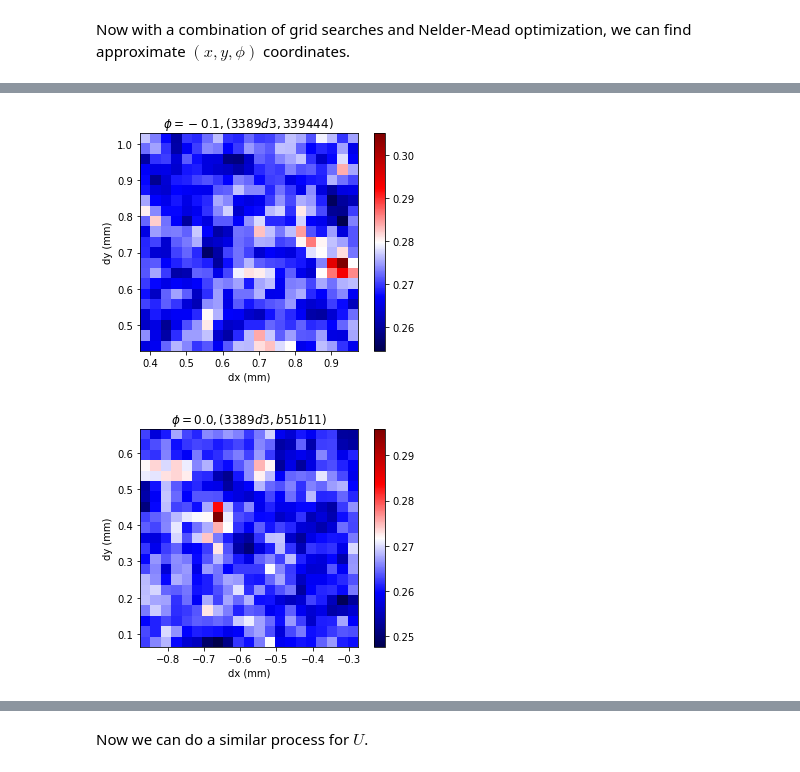
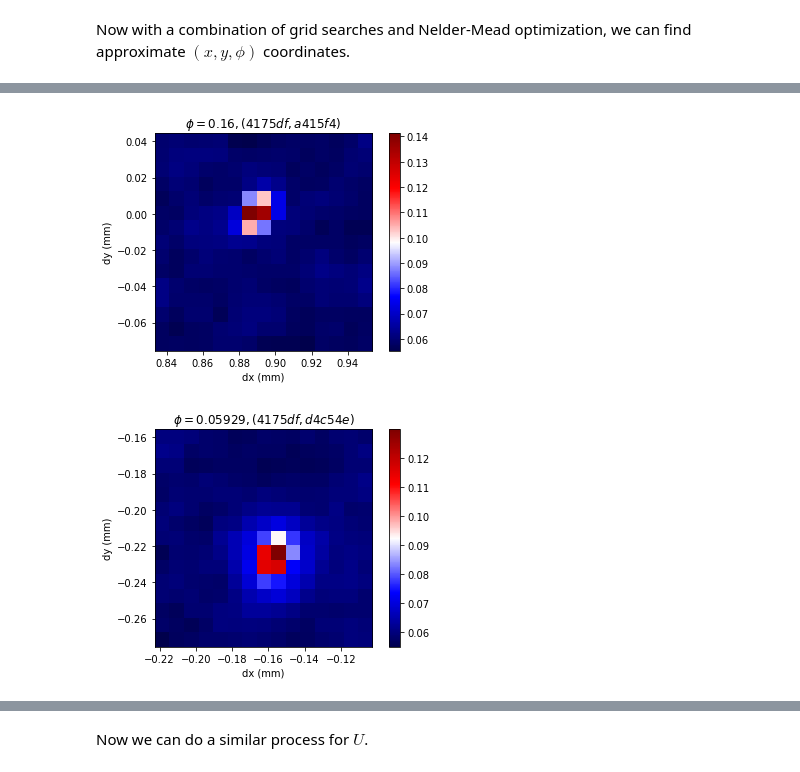
Before and after one commit to swaneyjr/crayscripts, a Jupyter notebook: beam_analysis.ipynb, the cells around one changed output, grey strips where cells are left out. Drawn from its saved outputs; the diff is of its cells as text; code cells hidden in the pictures.

```diff
--- a/beam_analysis.ipynb
+++ b/beam_analysis.ipynb
@@ -580,7 +791,7 @@ print(max_scores)
 # %%
 def xy_grid(p1, p2, spills, dx, dy, delta, res, alpha=0.5, visualize=False, **kwargs):
     x_bins, y_bins = np.meshgrid(np.linspace(dx-delta, dx+delta, res), np.linspace(dy-delta, dy+delta, res))
-    score_grid = np.array([[score_spills(p1, p2, *spills, dx=x, dy=y, alpha=alpha, **kwargs) \
+    score_grid = np.array([[score_spills(p1, p2, *spills, dx=x, dy=y, alpha=alpha, ndivs=NDIVS, **kwargs) \
                    for x in np.linspace(dx-delta, dx+delta, res)] \
                   for y in np.linspace(dy-delta, dy+delta, res)])
 
@@ -597,7 +808,7 @@ def xy_grid(p1, p2, spills, dx, dy, delta, res, alpha=0.5, visualize=False, **kw
 
 # test with truth values
 for other in OTHERS:
-    xy_grid(ROOT, other, spills, *(dxy_truth[other]), .003, 11, phi=dphi_truth[other], \
+    xy_grid(ROOT, other, spills, *(dxy_truth[other]), .005, 13, phi=dphi_truth[other], \
             ux=u_truth[other][0], uxy=u_truth[other][1], uy=u_truth[other][2], \
             alpha=0.1, nmax=3, visualize=True);
 # %% [output]
@@ -607,7 +818,7 @@ for other in OTHERS:
 def phi_grid(p1, p2, spills, phi, delta, res, visualize=True, **kwargs):
     plt.figure()
     phi_bins = np.linspace(phi-delta, phi+delta, res)
-    score_grid = np.array([score_spills(p1, p2, *spills, phi=phi_i, **kwargs) for phi_i in phi_bins])
+    score_grid = np.array([score_spills(p1, p2, *spills, phi=phi_i, ndivs=NDIVS, **kwargs) for phi_i in phi_bins])
 
     if visualize:
         plt.plot(phi_bins, score_grid)
@@ -673,3 +884,8 @@ def xy_phi_grid(p1, p2, spills, dx_guess, dy_guess, phi_guess, delta_xy, delta_p
         plt.show()
 
     return dx_result, dy_result, phi_result
+# %%
+ITER = 0
+
+# do the initial iteration separately
+xyphi[ITER][OTHERS[0]] = xy_phi_grid(ROOT, OTHERS[0], spills, *dxy_coarse[OTHERS[0]], 0, 0.5, 0.15, 31, 15, alpha=0.3, nmax=3, visualize='best')
@@ -675,0 +894,3 @@ def xy_phi_grid(p1, p2, spills, dx_guess, dy_guess, phi_guess, delta_xy, delta_p
+# %%
+ITER = 0
+xyphi[ITER][OTHERS[1]] = xy_phi_grid(ROOT, OTHERS[1], spills, *dxy_coarse[OTHERS[1]], 0, 0.5, 0.15, 31, 15, alpha=0.3, nmax=3, visualize='best')
@@ -676,9 +899,14 @@ def xy_phi_grid(p1, p2, spills, dx_guess, dy_guess, phi_guess, delta_xy, delta_p
 # %%
-ITER = 0
+ITER = 1
+
+if len(xyphi) <= ITER:
+    xyphi.append({})
+else:
+    xyphi[ITER] = {}
 
 for other in OTHERS:
-    xyphi[ITER][other] = xy_phi_grid(ROOT, other, spills, *dxy_coarse[other], 0, 0.3, 0.1, 21, 9, nmax=2, visualize='best')
+    xyphi[ITER][other] = xy_phi_grid(ROOT, other, spills, *xyphi[ITER-1][other], 0.06, .02, 15, 9, alpha=0.1, nmax=5, visualize='best')
 # %% [output]
-[figure, old version]
+[figure, new version]
-[figure, old version]
+[figure, new version]
 # %%
```
Also changed, not shown: parts of 51 cells of this notebook.
